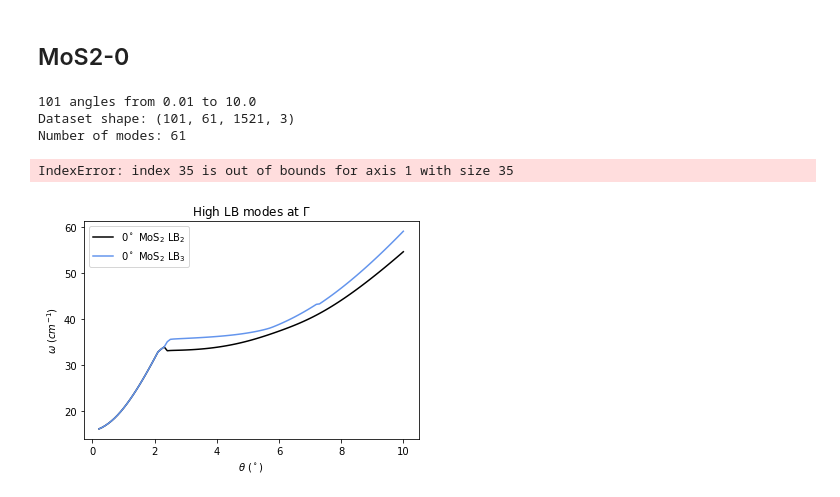
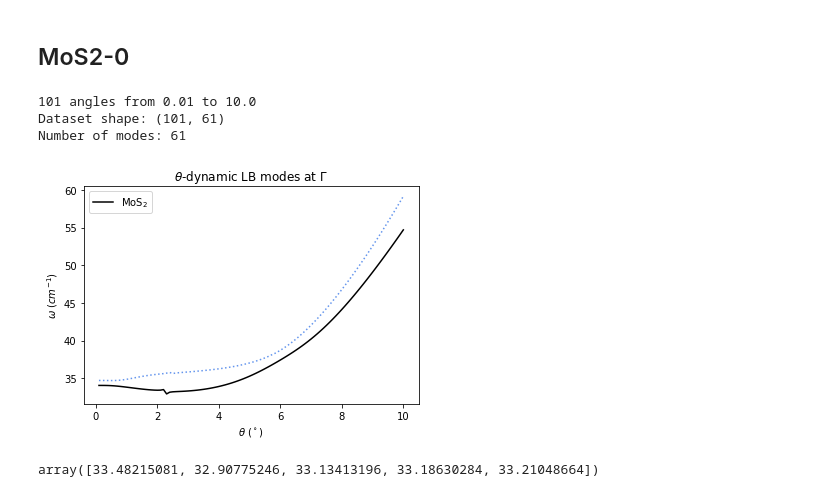
Before and after one commit to jz-lu/ml-ph, a Jupyter notebook: ALLEGRO_ANALYZER/transition.ipynb, the cells around one changed output. Cells and saved outputs as stored; diff of their text form; code cells hidden in the pictures.

```diff
--- a/ALLEGRO_ANALYZER/transition.ipynb
+++ b/ALLEGRO_ANALYZER/transition.ipynb
@@ -23,29 +23,39 @@ print(f"{M1_ntheta} angles from {M1_th_min} to {M1_th_max}")
 
 # Import dataset from the directory
 log_name = r'$\Gamma$' if KPT == 'Gamma' else KPT
-path = f'{ROOT}/{DIRNAME}/{THSPC_DIR}/{KPT}/thspc_mags.npy'
-ppath = f'{ROOT}/{DIRNAME}/{THSPC_DIR}/{KPT}/thspc_phonons.npy'
+path = f'{ROOT}/{DIRNAME}/{THSPC_DIR}/{KPT}/thspc_modes.npy'
 poscars_uc = [Poscar.from_file(f'{ROOT}/{DIRNAME}/POSCAR_LAYER{i+1}') for i in range(2)]
 M1_dataset = np.load(path)
-M1_phonons = np.load(ppath)
 M1_nmodes = M1_dataset.shape[1]
 print("Dataset shape:", M1_dataset.shape)
 print("Number of modes:", M1_nmodes)
 M1_thetas = np.linspace(M1_th_min, M1_th_max, M1_ntheta)
 # %% [output]
 101 angles from 0.01 to 10.0
-Dataset shape: (101, 61, 1521, 3)
+Dataset shape: (101, 61)
 Number of modes: 61
 # %%
 # Find indices of LB modes, manually
-LB2_idxs = np.zeros(ntheta).astype(int)
-LB2_idxs[24:] = 23
-LB2_idxs[:24] = 35
+M1_LB2_idxs = np.zeros(M1_ntheta).astype(int)
+M1_LB2_idxs[23:] = 23
+M1_LB2_idxs[22:23] = 29
+M1_LB2_idxs[:22] = 35
 
-LB3_idxs = np.zeros(ntheta).astype(int)
-LB3_idxs[57:] = 27
-LB3_idxs[24:57] = 29
-LB3_idxs[:24] = 41
+M1_LB3_idxs = np.zeros(M1_ntheta).astype(int)
+M1_LB3_idxs[58:] = 27
+M1_LB3_idxs[25:58] = 29
+M1_LB3_idxs[24:25] = 35
+M1_LB3_idxs[:24] = 41
 
-np.save(f'{ROOT}/{DIRNAME}/{THSPC_DIR}/data/MoS2_LB2_idxs.npy', LB2_idxs)
-np.save(f'{ROOT}/{DIRNAME}/{THSPC_DIR}/data/MoS2_LB3_idxs.npy', LB3_idxs)
+np.save(f'{ROOT}/{DIRNAME}/{THSPC_DIR}/data/MoS2_LB2_idxs.npy', M1_LB2_idxs)
+np.save(f'{ROOT}/{DIRNAME}/{THSPC_DIR}/data/MoS2_LB3_idxs.npy', M1_LB3_idxs)
+
+# Extract the mode list from the indices
+M1_LB2_modes = np.zeros(M1_ntheta)
+M1_LB3_modes = np.zeros(M1_ntheta)
+
+for i in range(M1_ntheta):
+    M1_LB2_modes[i] = M1_dataset[i, M1_LB2_idxs[i]]
+    M1_LB3_modes[i] = M1_dataset[i, M1_LB3_idxs[i]]
+np.save(f'{ROOT}/{DIRNAME}/{THSPC_DIR}/data/MoS2_LB2_modes.npy', M1_LB2_modes)
+np.save(f'{ROOT}/{DIRNAME}/{THSPC_DIR}/data/MoS2_LB3_modes.npy', M1_LB3_modes)
@@ -85,26 +62,15 @@ np.save(f'{ROOT}/{DIRNAME}/{THSPC_DIR}/data/MoS2_LB1_mean_z.npy', M2_LB1_mean_z)
-# %%
-# Extract the mode list from the indices
-LB2_modes = np.zeros(ntheta)
-LB3_modes = np.zeros(ntheta)
-
-for i in range(ntheta):
-    LB2_modes[i] = dataset[i, LB2_idxs[i]]
-    LB3_modes[i] = dataset[i, LB3_idxs[i]]
-
-np.save(f'{ROOT}/{DIRNAME}/{THSPC_DIR}/data/MoS2_LB2_modes.npy', LB2_modes)
-np.save(f'{ROOT}/{DIRNAME}/{THSPC_DIR}/data/MoS2_LB3_modes.npy', LB3_modes)
-# %% [output]
-IndexError: index 35 is out of bounds for axis 1 with size 35
 # %%
 # Plot LB modes
-plt.plot(thetas[2:], LB2_modes[2:], c='k', label=r'$0^\circ$ MoS$_2$ LB$_2$')
-plt.plot(thetas[2:], LB3_modes[2:], c='cornflowerblue', label=r'$0^\circ$ MoS$_2$ LB$_3$')
-plt.title(f"High LB modes at " + log_name)
+plt.plot(M1_thetas[1:], M1_LB2_modes[1:], c='k', label=r'MoS$_2$')
+plt.plot(M1_thetas[1:], M1_LB3_modes[1:], c='cornflowerblue', linestyle=':')
+plt.title(r"$\theta$-dynamic LB modes at " + log_name)
 plt.xlabel(r'$\theta$ ($^\circ$)')
 plt.ylabel(r'$\omega$ $(cm^{-1})$')
 plt.legend()
 
 # plt.savefig("/Users/jonathanlu/Documents/tvMoS2/theta/data/transition.pdf")
 plt.show()
+M1_LB2_modes[22:27]
 # %% [output]
-[figure, old version]
+[figure, new version]
+array([33.48215081, 32.90775246, 33.13413196, 33.18630284, 33.21048664])
```
Also changed, not shown: parts of 1 cell of this notebook, 2 other files.
